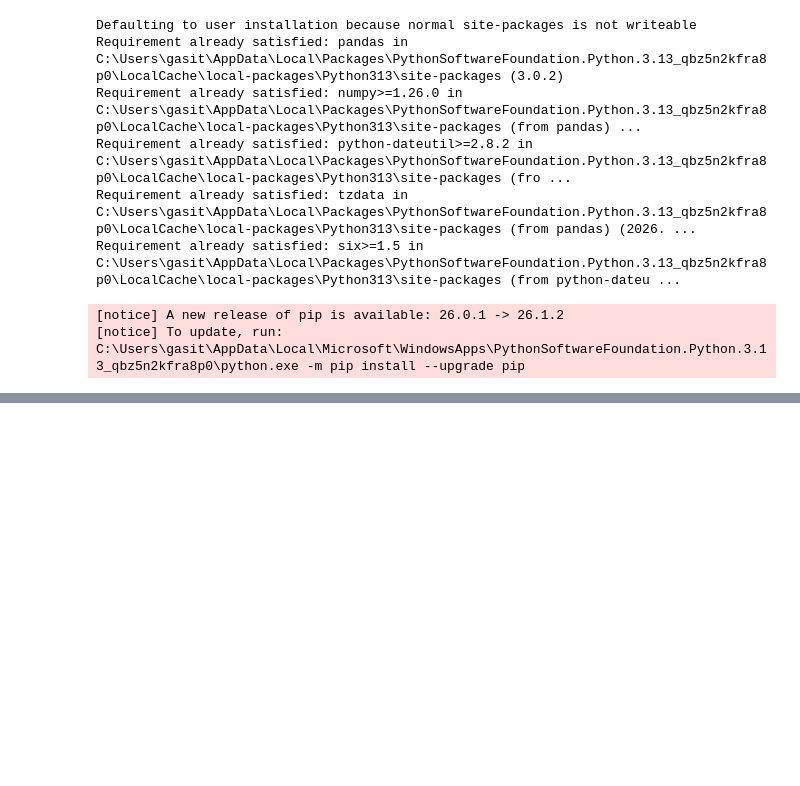
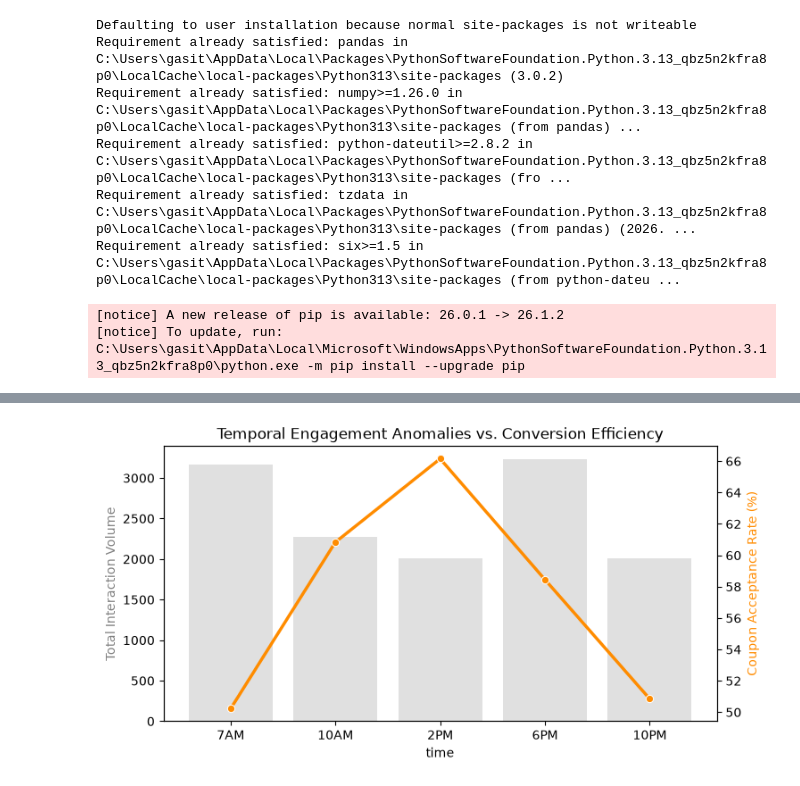
Before and after one commit to Gaxit03/CIS-3032---Project-Repo-, a Jupyter notebook: Notebooks/results1.ipynb, the cells around one changed output, grey strips where cells are left out. Cells and saved outputs as stored; diff of their text form; code cells hidden in the pictures; blank space fills up the shorter version.

Commit message:
Initial project structure

```diff
--- a/Notebooks/results1.ipynb
+++ b/Notebooks/results1.ipynb
@@ -13,0 +391,23 @@ df.
+# %%
+import pandas as pd
+import matplotlib.pyplot as plt
+import seaborn as sns
+
+df = pd.read_csv('E:\\Marketing\\Project GIT\\Data\\in-vehicle-coupon-recommendation.csv')
+time_order = ['7AM', '10AM', '2PM', '6PM', '10PM']
+
+# Aggregating metrics
+counts = df['time'].value_counts().reindex(time_order)
+rates = (pd.crosstab(df['time'], df['Y'], normalize='index')[1] * 100).reindex(time_order)
+
+fig, ax1 = plt.subplots(figsize=(8, 4))
+sns.barplot(x=counts.index, y=counts.values, ax=ax1, color='lightgray', alpha=0.7)
+ax1.set_ylabel('Total Interaction Volume', color='gray')
+
+ax2 = ax1.twinx()
+sns.lineplot(x=rates.index, y=rates.values, ax=ax2, color='darkorange', marker='o', lw=2.5)
+ax2.set_ylabel('Coupon Acceptance Rate (%)', color='darkorange')
+plt.title('Temporal Engagement Anomalies vs. Conversion Efficiency')
+plt.show()
+# %% [output]
+[figure, added]
```
Also changed, not shown: parts of 21 cells of this notebook.
